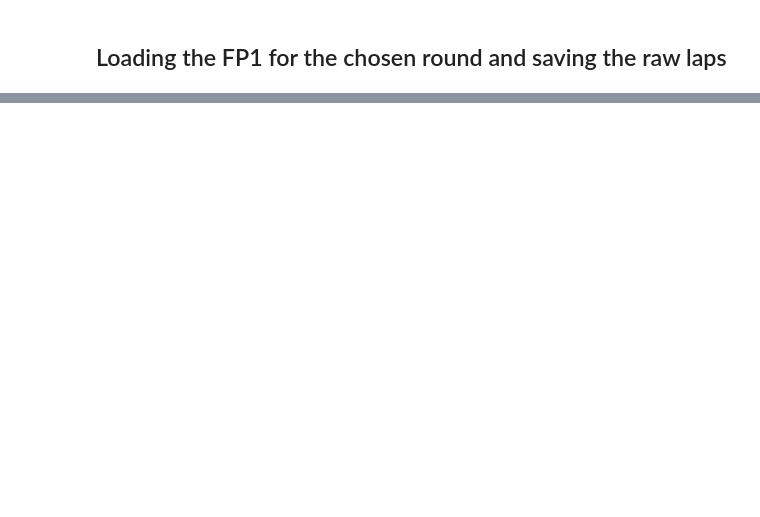
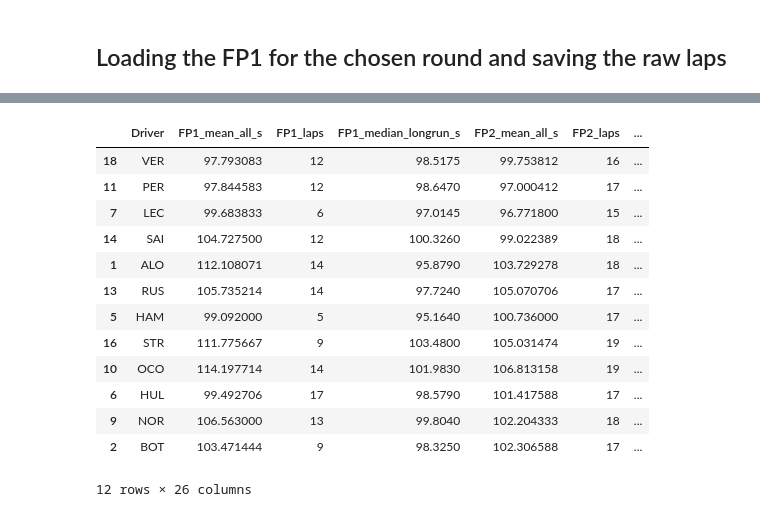
Before and after one commit to themaxempire23/f1-race-predictor, a Jupyter notebook: notebooks/01_data_acquisition.ipynb, the cells around one changed output, grey strips where cells are left out. Saved outputs shown, nothing was run; the diff lists cells and outputs as text; code cells hidden in the pictures; blank space fills up the shorter version.

```diff
--- a/notebooks/01_data_acquisition.ipynb
+++ b/notebooks/01_data_acquisition.ipynb
@@ -99,0 +117,8 @@ Saved: laps_2023_R1_FP1.csv and weather_2023_R1_FP1.csv | laps: 403
+# %%
+from pathlib import Path
+
+for code in ["FP2", "FP3"]:
+    try:
+        save_session_raw(YEAR, ROUND, code, RAW)
+    except Exception as e:
+        print(f"{code} not available or failed: {e.__class__.__name__}: {e}")
@@ -99,0 +521,21 @@ Saved: laps_2023_R1_FP1.csv and weather_2023_R1_FP1.csv | laps: 403
+# %%
+extended = (df.merge(stints_feats, on="Driver", how="left")  # df came from earlier Cell 5
+              .sort_values(["grid_pos","qual_pos","Driver"]))
+ext_path = PROCESSED / f"features_weekend_ext_{YEAR}_R{ROUND}.csv"
+extended.to_csv(ext_path, index=False)
+extended.head(12)
+# %% [output]
+|  | Driver | FP1_mean_all_s | FP1_laps | FP1_median_longrun_s | FP2_mean_all_s | FP2_laps | ... |
+| 18 | VER | 97.793083 | 12 | 98.5175 | 99.753812 | 16 | ... |
+| 11 | PER | 97.844583 | 12 | 98.6470 | 97.000412 | 17 | ... |
+| 7 | LEC | 99.683833 | 6 | 97.0145 | 96.771800 | 15 | ... |
+| 14 | SAI | 104.727500 | 12 | 100.3260 | 99.022389 | 18 | ... |
+| 1 | ALO | 112.108071 | 14 | 95.8790 | 103.729278 | 18 | ... |
+| 13 | RUS | 105.735214 | 14 | 97.7240 | 105.070706 | 17 | ... |
+| 5 | HAM | 99.092000 | 5 | 95.1640 | 100.736000 | 17 | ... |
+| 16 | STR | 111.775667 | 9 | 103.4800 | 105.031474 | 19 | ... |
+| 10 | OCO | 114.197714 | 14 | 101.9830 | 106.813158 | 19 | ... |
+| 6 | HUL | 99.492706 | 17 | 98.5790 | 101.417588 | 17 | ... |
+| 9 | NOR | 106.563000 | 13 | 99.8040 | 102.204333 | 18 | ... |
+| 2 | BOT | 103.471444 | 9 | 98.3250 | 102.306588 | 17 | ... |
+12 rows × 26 columns
```
Also changed, not shown: parts of 28 cells of this notebook, 22 other files.
